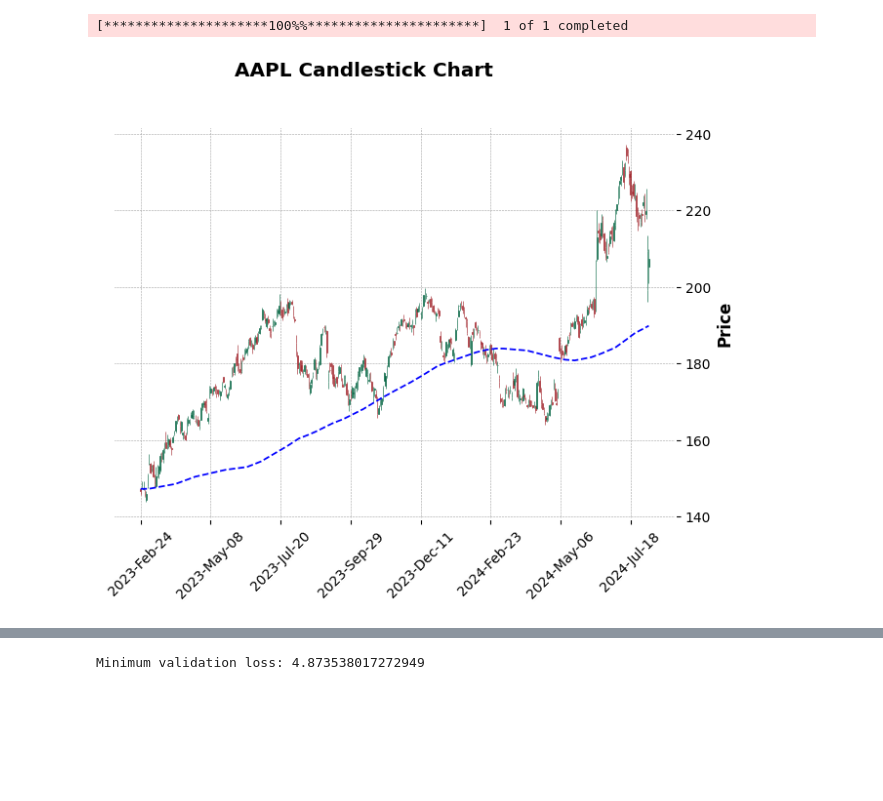
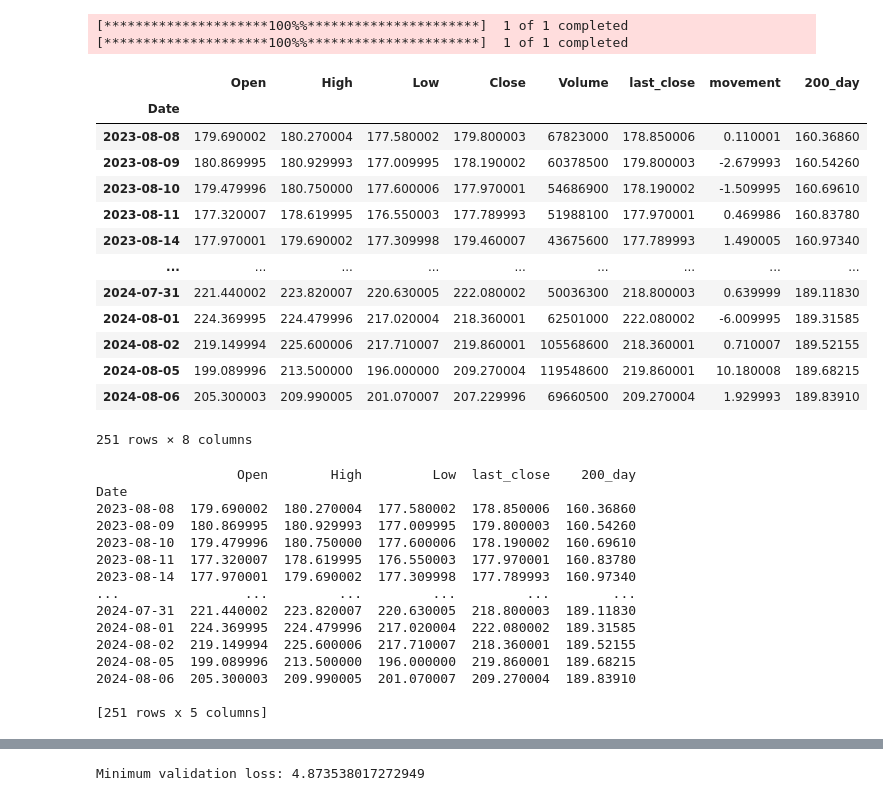
Before and after one commit to yohlimem/AI-Stonks, a Jupyter notebook: main.ipynb, the cells around one changed output, grey strips where cells are left out. Cells and saved outputs as stored; diff of their text form; code cells hidden in the pictures; blank space fills up the shorter version.

```diff
--- a/main.ipynb
+++ b/main.ipynb
@@ -54,12 +52,28 @@ prepare_data(stock_name)
 # %%
-recent_data = prepare_data(stock_name)
+recent_data = prepare_data(stock_name, "1y")
+recent_data
 # %% [output]
 [*********************100%%**********************]  1 of 1 completed
+[*********************100%%**********************]  1 of 1 completed
-[figure, removed]
+|  | Open | High | Low | Close | Volume | last_close | movement | 200_day |
+| Date |  |  |  |  |  |  |  |  |
+| 2023-08-08 | 179.690002 | 180.270004 | 177.580002 | 179.800003 | 67823000 | 178.850006 | 0.110001 | 160.36860 |
+| 2023-08-09 | 180.869995 | 180.929993 | 177.009995 | 178.190002 | 60378500 | 179.800003 | -2.679993 | 160.54260 |
+| 2023-08-10 | 179.479996 | 180.750000 | 177.600006 | 177.970001 | 54686900 | 178.190002 | -1.509995 | 160.69610 |
+| 2023-08-11 | 177.320007 | 178.619995 | 176.550003 | 177.789993 | 51988100 | 177.970001 | 0.469986 | 160.83780 |
+| 2023-08-14 | 177.970001 | 179.690002 | 177.309998 | 179.460007 | 43675600 | 177.789993 | 1.490005 | 160.97340 |
+| ... | ... | ... | ... | ... | ... | ... | ... | ... |
+| 2024-07-31 | 221.440002 | 223.820007 | 220.630005 | 222.080002 | 50036300 | 218.800003 | 0.639999 | 189.11830 |
+| 2024-08-01 | 224.369995 | 224.479996 | 217.020004 | 218.360001 | 62501000 | 222.080002 | -6.009995 | 189.31585 |
+| 2024-08-02 | 219.149994 | 225.600006 | 217.710007 | 219.860001 | 105568600 | 218.360001 | 0.710007 | 189.52155 |
+| 2024-08-05 | 199.089996 | 213.500000 | 196.000000 | 209.270004 | 119548600 | 219.860001 | 10.180008 | 189.68215 |
+| 2024-08-06 | 205.300003 | 209.990005 | 201.070007 | 207.229996 | 69660500 | 209.270004 | 1.929993 | 189.83910 |
+251 rows × 8 columns
 # %%
 
 X = recent_data.drop(columns=["Close", "movement","Volume"])
-y = recent_data.drop(columns=["High","Low","Open","Volume", "last_close", "200_day", "Close"])
+print(X)
+y = recent_data["movement"]
 train_X,val_X,train_y,val_y = train_test_split(X,y,random_state = 1)
 input_shape = [5]
 
@@ -96,4 +110,20 @@ history = model.fit(
     verbose=0,
 
 )
+# %% [output]
+                  Open        High         Low  last_close    200_day
+Date
+2023-08-08  179.690002  180.270004  177.580002  178.850006  160.36860
+2023-08-09  180.869995  180.929993  177.009995  179.800003  160.54260
+2023-08-10  179.479996  180.750000  177.600006  178.190002  160.69610
+2023-08-11  177.320007  178.619995  176.550003  177.970001  160.83780
+2023-08-14  177.970001  179.690002  177.309998  177.789993  160.97340
+...                ...         ...         ...         ...        ...
+2024-07-31  221.440002  223.820007  220.630005  218.800003  189.11830
+2024-08-01  224.369995  224.479996  217.020004  222.080002  189.31585
+2024-08-02  219.149994  225.600006  217.710007  218.360001  189.52155
+2024-08-05  199.089996  213.500000  196.000000  219.860001  189.68215
+2024-08-06  205.300003  209.990005  201.070007  209.270004  189.83910
+
+[251 rows x 5 columns]
 # %%
```
Also changed, not shown: parts of 2 cells of this notebook.
